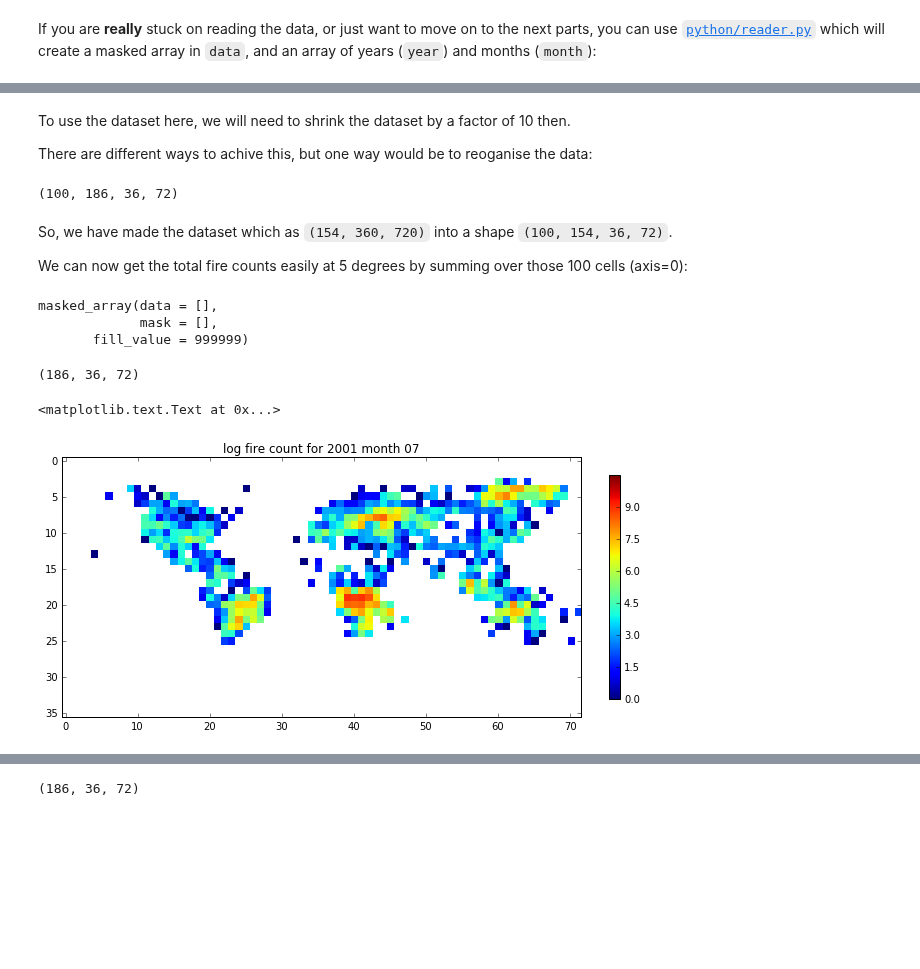
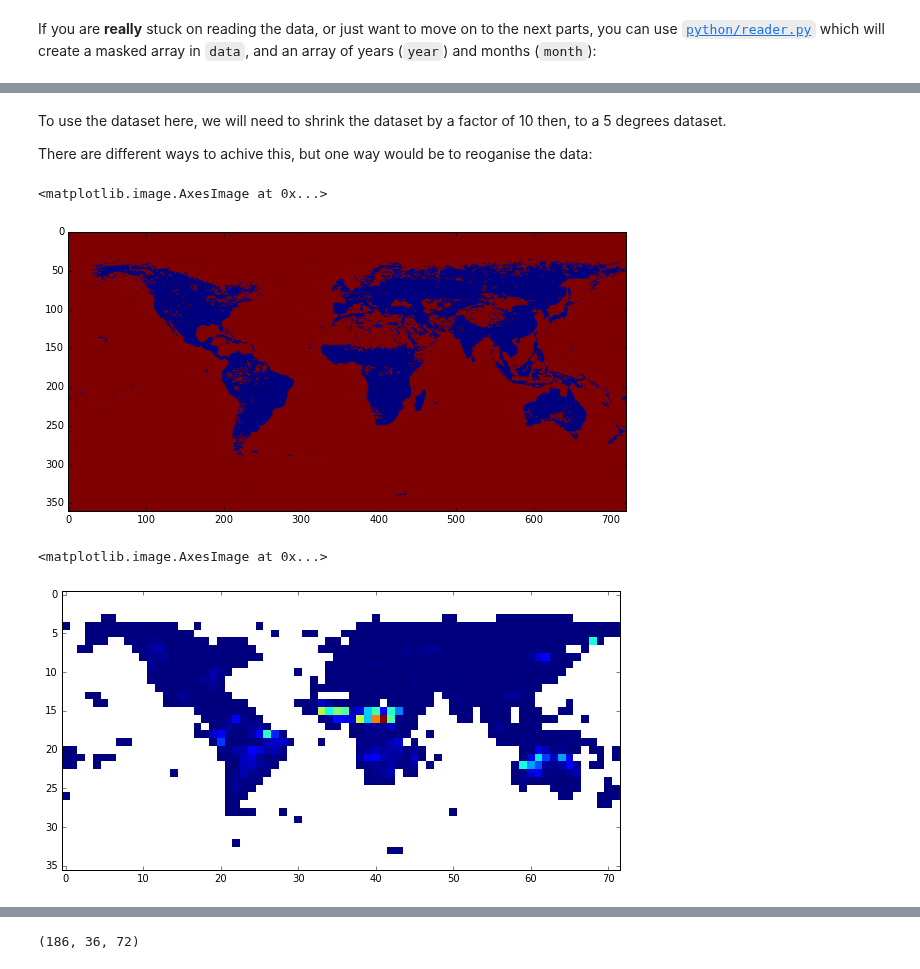
Before and after one commit to profLewis/geogg122, a Jupyter notebook: Chapter7_ENSO/ENSO.ipynb, the cells around one changed output, grey strips where cells are left out. Drawn from its saved outputs; the diff is of its cells as text; code cells hidden in the pictures; blank space fills up the shorter version.

```diff
--- a/Chapter7_ENSO/ENSO.ipynb
+++ b/Chapter7_ENSO/ENSO.ipynb
@@ -87,6 +130,9 @@ data/MOD14CMH.201506.005.01.hdf data/MYD14CMH.201604.005.01.hdf
 If you are **really** stuck on reading the data, or just want to move on to the next parts, you can use [`python/reader.py`](python/reader.py) which will create a masked array in `data`, and an array of years (`year`) and months (`month`):
 # %%
 run python/reader
+# %%
+# refine the data mask
+data.mask = data.data.sum(axis=0) == 0
 # %%
 # the reader script loads the
 # firecount data into the data array
@@ -122,44 +175,18 @@ This dataset is at 0.5 degree resolution and we want to perform tha analysis as
 
 **First, confirm for yourself that the shape of the dataset is consistent with the data being at 0.5 degree resolution.**
 # %% [markdown]
-To use the dataset here, we will need to shrink the dataset by a factor of 10 then.
+To use the dataset here, we will need to shrink the dataset by a factor of 10 then, to a 5 degrees dataset.
 
 There are different ways to achive this, but one way would be to reoganise the data:
-# %%
-rdata = [data[:,i::10,j::10] for i in xrange(10) for j in xrange(10)]
-rdata = ma.array(rdata)
-
-print rdata.shape
-# %% [output]
-(100, 186, 36, 72)
-# %% [markdown]
-So, we have made the dataset which as `(154, 360, 720)` into a shape `(100, 154, 36, 72)`.
-
-We can now get the total fire counts easily at 5 degrees by summing over those 100 cells (axis=0):
-# %%
-fdata[np.where(fdata<0)]
-# %% [output]
-masked_array(data = [],
-             mask = [],
-       fill_value = 999999)
-# %%
-fdata = rdata.sum(axis=0)
-print fdata.shape
-
-# use the masked log function
-lf = np.ma.log(fdata)
-
-# whats the maximum value?
-vmax = np.max(lf[lf>0])
-
-# display the data
-plt.figure(figsize=(10,5))
-
-# use index 8 as example to plot
-plt.imshow(lf[8],interpolation='nearest',vmax=vmax)
-plt.colorbar(fraction=0.02)
-plt.title('log fire count for %d month %02d'%(year[8],month[8]))
-# %% [output]
-(186, 36, 72)
-<matplotlib.text.Text at 0x...>
-[figure, removed]
+# %%
+plt.figure(figsize=(10,5))
+plt.imshow(data.mask[0])
+# %% [output]
+<matplotlib.image.AxesImage at 0x...>
+[figure, added]
+# %%
+plt.figure(figsize=(10,5))
+plt.imshow(rdata.sum(axis=0)[0],interpolation='none')
+# %% [output]
+<matplotlib.image.AxesImage at 0x...>
+[figure, added]
```
Also changed, not shown: parts of 48 cells of this notebook, 2 other files.
